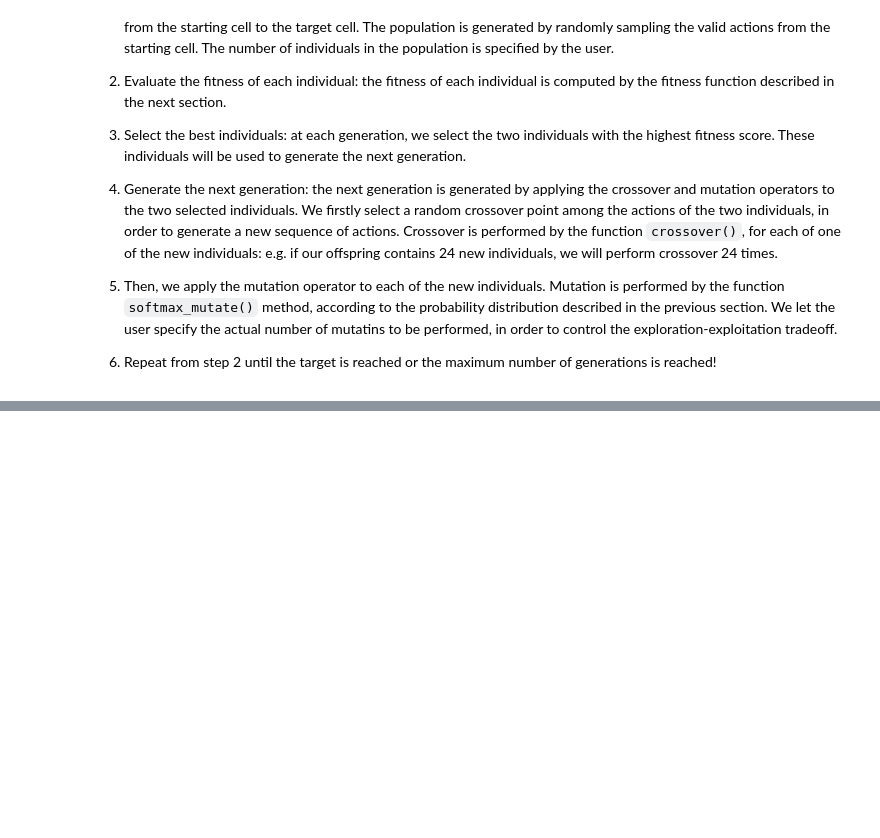
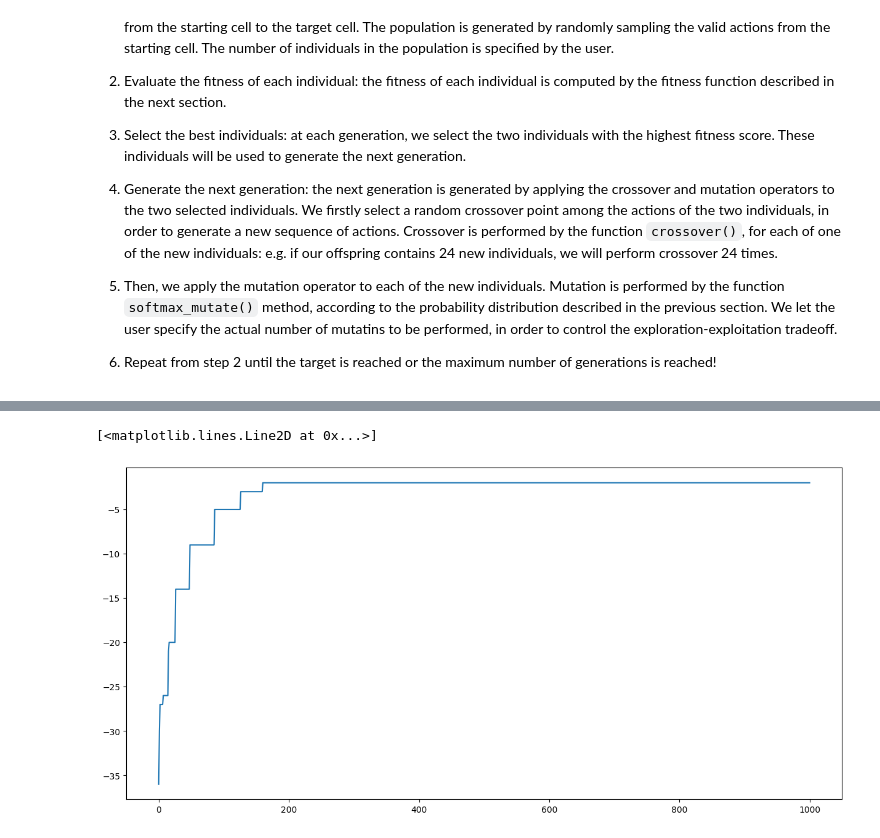
Before and after one commit to vornao/aif-project, a Jupyter notebook: project/main.ipynb, the cells around one changed output, grey strips where cells are left out. Drawn from its saved outputs; the diff is of its cells as text; code cells hidden in the pictures; blank space fills up the shorter version.

```diff
--- a/project/main.ipynb
+++ b/project/main.ipynb
@@ -463,8 +332,14 @@ The following code describes the genetic algorithm used to solve the maze. We de
 
 6. Repeat from step 2 until the target is reached or the maximum number of generations is reached!
 # %%
+### USING THE MANHATTAN DISTANCE AS FITNESS FUNCTION ###
+
+# fix rng seed for reproducibility
+random.seed(42)
+np.random.seed(42)
+
 # create first generation
-MAX_GENERATIONS = 10000
+MAX_GENERATIONS = 1000
 MAX_INDIVIDUALS = 24
 
 best_individuals = []
@@ -587,0 +466,13 @@ for i, action in enumerate(actions):
+# %%
+### USING THE INFORMED MANHATTAN DISTANCE AS FITNESS FUNCTION ###
+
+# reset rng
+random.seed(42)
+np.random.seed(42)
+
+state = env.reset()
+game_map = state["chars"]  # type: ignore
+game = state["pixel"]  # type: ignore
+start = get_player_location(game_map)
+target = get_target_location(game_map)
+game_map = Map(game_map, start, target)
@@ -587,0 +557,7 @@ for i, action in enumerate(actions):
+# %%
+# Plot for each generation the best fitness
+best_fitness = [best_individuals[i].fitness for i in range(len(best_individuals))]
+plt.plot(best_fitness)
+# %% [output]
+[<matplotlib.lines.Line2D at 0x...>]
+[figure, added]
```
Also changed, not shown: parts of 25 cells of this notebook, 18 other files.
